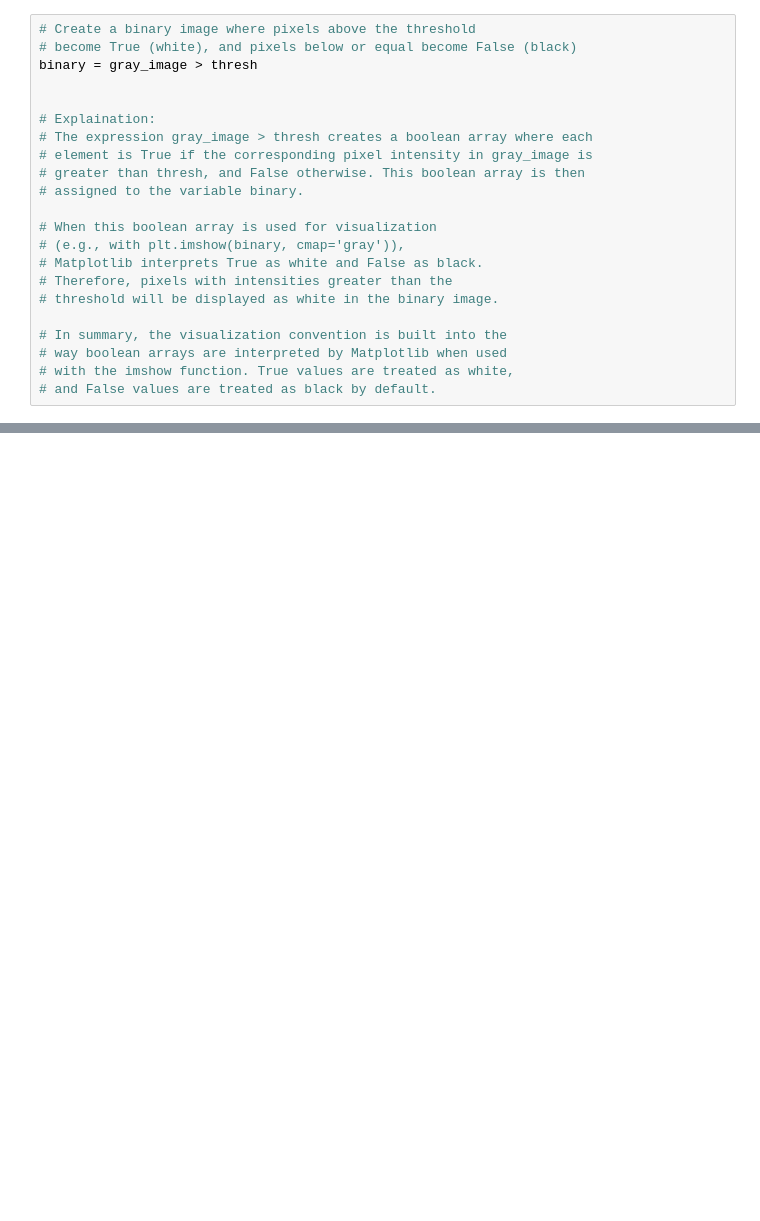
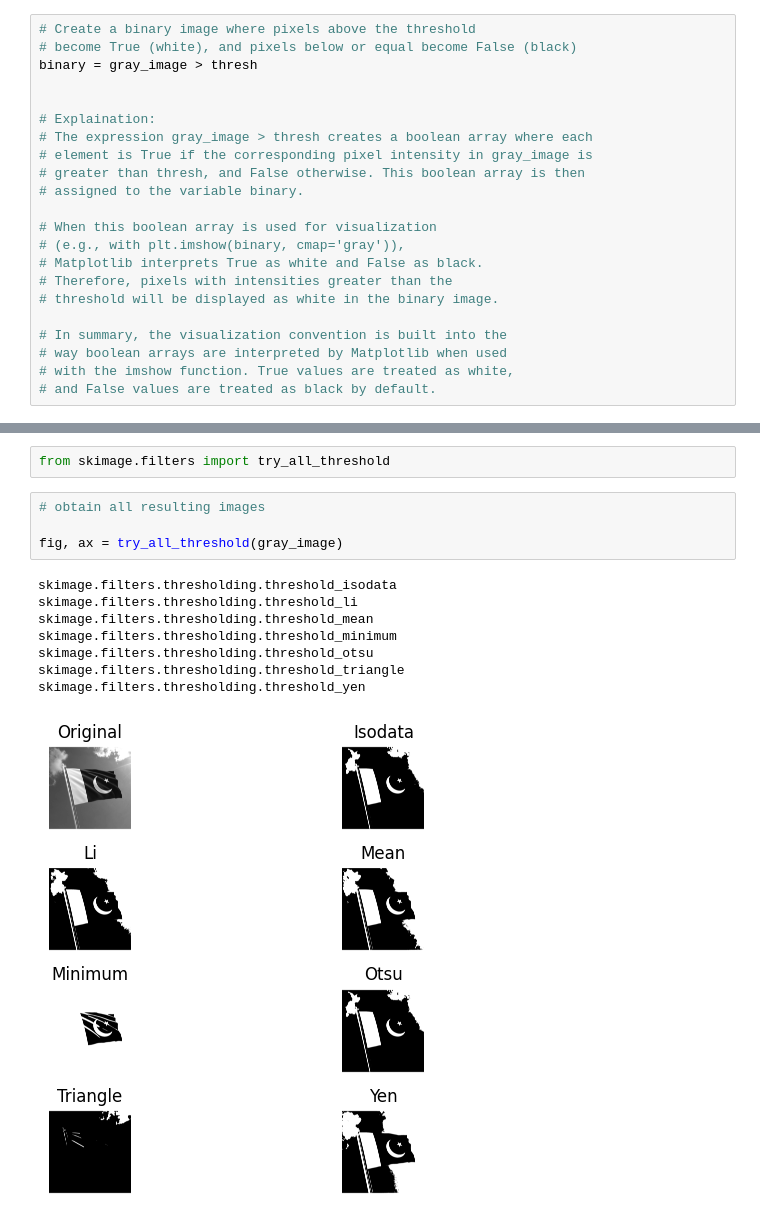
Before and after one commit to SaadARazzaq/Personalized-Image-Processing, a Jupyter notebook: Codes/Thresholding.ipynb, the cells around one changed output, grey strips where cells are left out. Drawn from its saved outputs; the diff is of its cells as text; blank space fills up the shorter version.

```diff
--- a/Codes/Thresholding.ipynb
+++ b/Codes/Thresholding.ipynb
@@ -59,0 +75,15 @@ plt.imshow(binary, cmap='gray');
+# %%
+from skimage.filters import try_all_threshold
+# %%
+# obtain all resulting images
+
+fig, ax = try_all_threshold(gray_image)
+# %% [output]
+skimage.filters.thresholding.threshold_isodata
+skimage.filters.thresholding.threshold_li
+skimage.filters.thresholding.threshold_mean
+skimage.filters.thresholding.threshold_minimum
+skimage.filters.thresholding.threshold_otsu
+skimage.filters.thresholding.threshold_triangle
+skimage.filters.thresholding.threshold_yen
+[figure, added]
```
Also changed, not shown: parts of 7 cells of this notebook.
